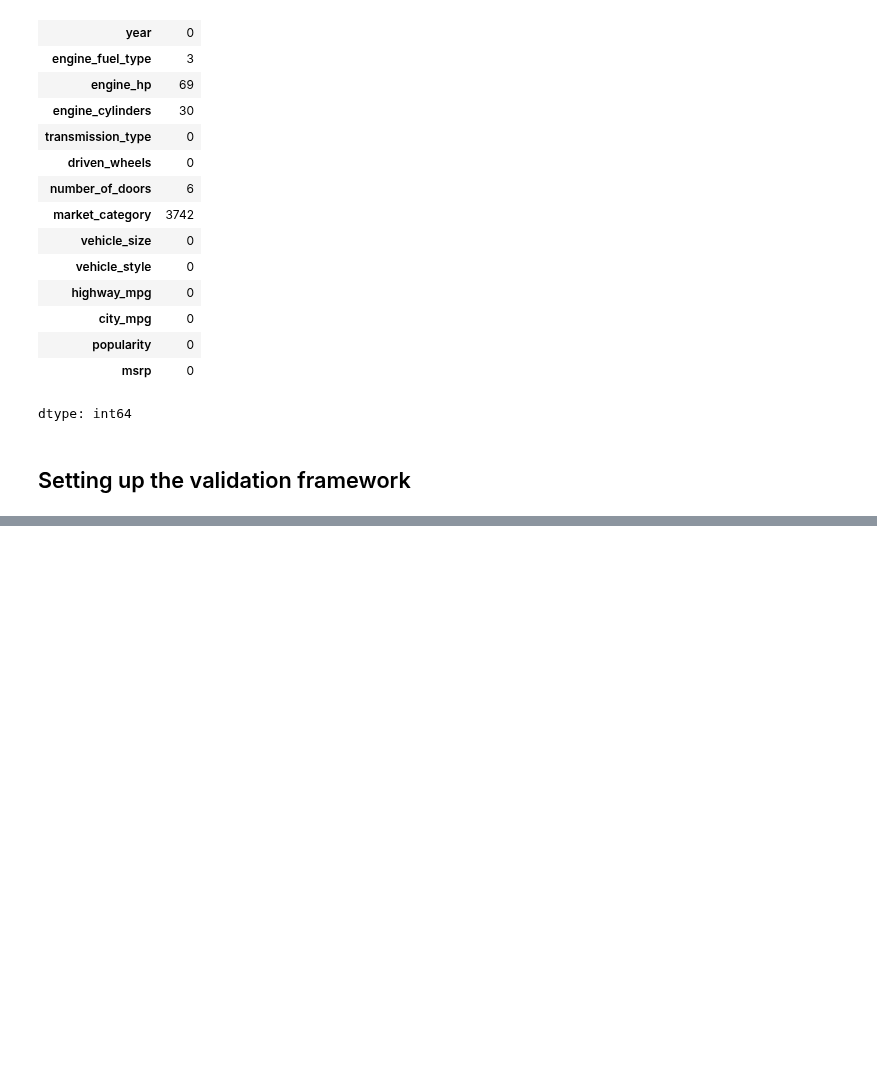
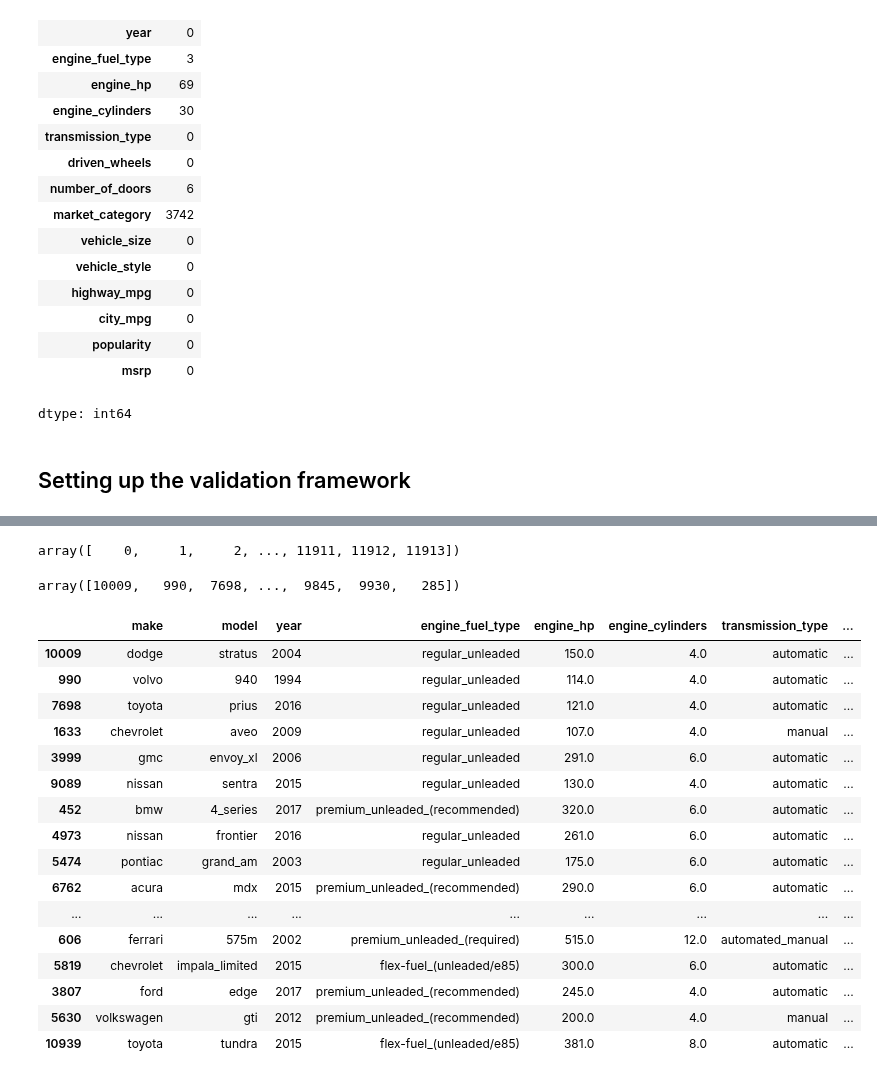
Before and after one commit to Amanya-Brian/mlzoomcamp, a Jupyter notebook: price_prediction_project.ipynb, the cells around one changed output, grey strips where cells are left out. Cells and saved outputs as stored; diff of their text form; code cells hidden in the pictures; blank space fills up the shorter version.

Commit message:
Set up validation framework

```diff
--- a/price_prediction_project.ipynb
+++ b/price_prediction_project.ipynb
@@ -153,3 +153,14 @@ df.isnull().sum()
 dtype: int64
 # %% [markdown]
 ## Setting up the validation framework
+# %%
+# splitting the dataset into three
+n = len(df)
+
+# 20% validation, 20% testing, 60% training - remove training and validation,
+# leave rest for training
+n_val = int(0.2 * n)
+n_test = int(0.2 * n)
+n_train = n - n_val - n_test
+
+n, n_val, n_test, n_train
@@ -155,0 +189,38 @@ dtype: int64
+# %%
+# challenge with the above splitting is that the is the data is organized,
+# some data may not be used for training
+idx = np.arange(n)
+idx
+# %% [output]
+array([    0,     1,     2, ..., 11911, 11912, 11913])
+# %%
+# we randomly shuffle the indices
+np.random.seed(3)
+np.random.shuffle(idx)
+idx
+# %% [output]
+array([10009,   990,  7698, ...,  9845,  9930,   285])
+# %%
+# Now we can re-select the three datasets using the shuffled indices
+df_train = df.iloc[idx[:n_train]]
+df_val = df.iloc[idx[n_train:n_train+n_val]]
+df_test = df.iloc[idx[n_train+n_val:]]
+df_train.head(20)
+# %% [output]
+|  | make | model | year | engine_fuel_type | engine_hp | engine_cylinders | transmission_type | ... |
+| 10009 | dodge | stratus | 2004 | regular_unleaded | 150.0 | 4.0 | automatic | ... |
+| 990 | volvo | 940 | 1994 | regular_unleaded | 114.0 | 4.0 | automatic | ... |
+| 7698 | toyota | prius | 2016 | regular_unleaded | 121.0 | 4.0 | automatic | ... |
+| 1633 | chevrolet | aveo | 2009 | regular_unleaded | 107.0 | 4.0 | manual | ... |
+| 3999 | gmc | envoy_xl | 2006 | regular_unleaded | 291.0 | 6.0 | automatic | ... |
+| 9089 | nissan | sentra | 2015 | regular_unleaded | 130.0 | 4.0 | automatic | ... |
+| 452 | bmw | 4_series | 2017 | premium_unleaded_(recommended) | 320.0 | 6.0 | automatic | ... |
+| 4973 | nissan | frontier | 2016 | regular_unleaded | 261.0 | 6.0 | automatic | ... |
+| 5474 | pontiac | grand_am | 2003 | regular_unleaded | 175.0 | 6.0 | automatic | ... |
+| 6762 | acura | mdx | 2015 | premium_unleaded_(recommended) | 290.0 | 6.0 | automatic | ... |
+| ... | ... | ... | ... | ... | ... | ... | ... | ... |
+| 606 | ferrari | 575m | 2002 | premium_unleaded_(required) | 515.0 | 12.0 | automated_manual | ... |
+| 5819 | chevrolet | impala_limited | 2015 | flex-fuel_(unleaded/e85) | 300.0 | 6.0 | automatic | ... |
+| 3807 | ford | edge | 2017 | premium_unleaded_(recommended) | 245.0 | 4.0 | automatic | ... |
+| 5630 | volkswagen | gti | 2012 | premium_unleaded_(recommended) | 200.0 | 4.0 | manual | ... |
+| 10939 | toyota | tundra | 2015 | flex-fuel_(unleaded/e85) | 381.0 | 8.0 | automatic | ... |
```
Also changed, not shown: parts of 7 cells of this notebook.
